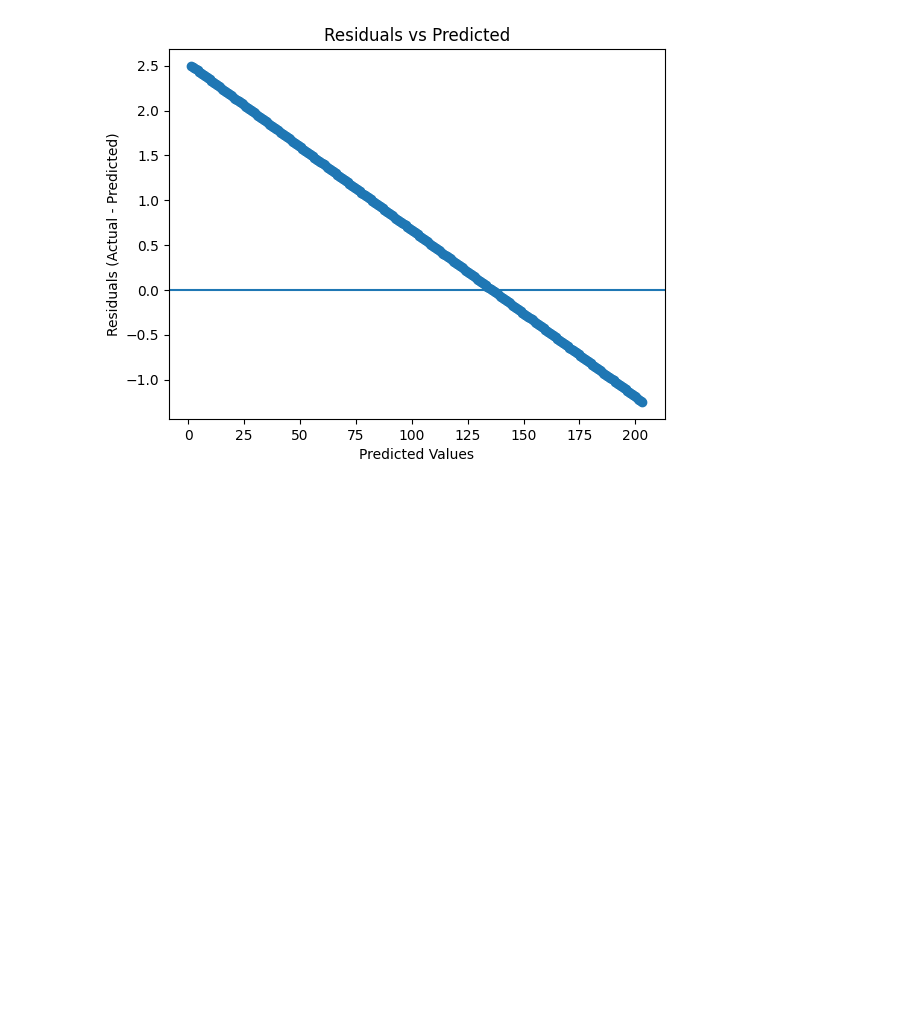
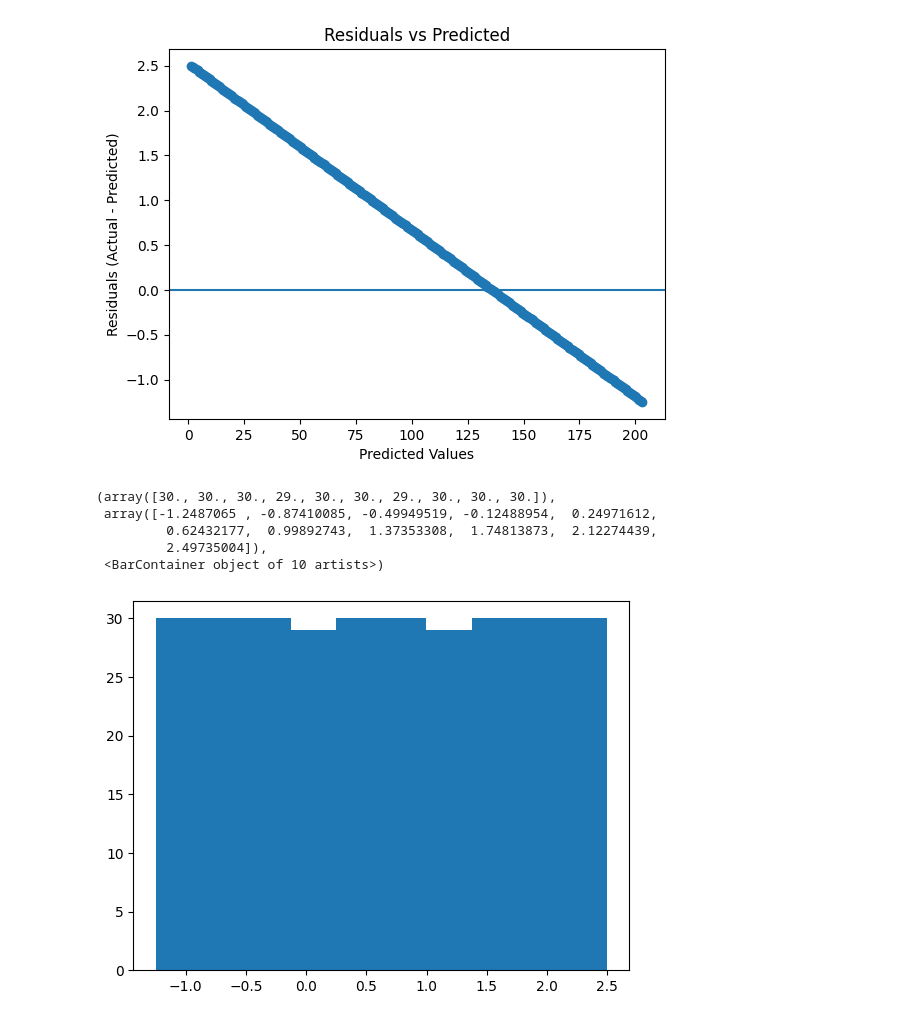
Before and after one commit to believeelikem/regression-from-scratch-one-feature, a Jupyter notebook: practice.ipynb, the cells around one changed output. Drawn from its saved outputs; the diff is of its cells as text; code cells hidden in the pictures; blank space fills up the shorter version.

Commit message:
plotted residuals histogram

```diff
--- a/practice.ipynb
+++ b/practice.ipynb
@@ -106,3 +106,12 @@ plt.title("Residuals vs Predicted")
 # %% [output]
 Text(0.5, 1.0, 'Residuals vs Predicted')
 [figure]
+# %%
+plt.hist(residuals)
+# %% [output]
+(array([30., 30., 30., 29., 30., 30., 29., 30., 30., 30.]),
+ array([-1.2487065 , -0.87410085, -0.49949519, -0.12488954,  0.24971612,
+         0.62432177,  0.99892743,  1.37353308,  1.74813873,  2.12274439,
+         2.49735004]),
+ <BarContainer object of 10 artists>)
+[figure, added]
```
